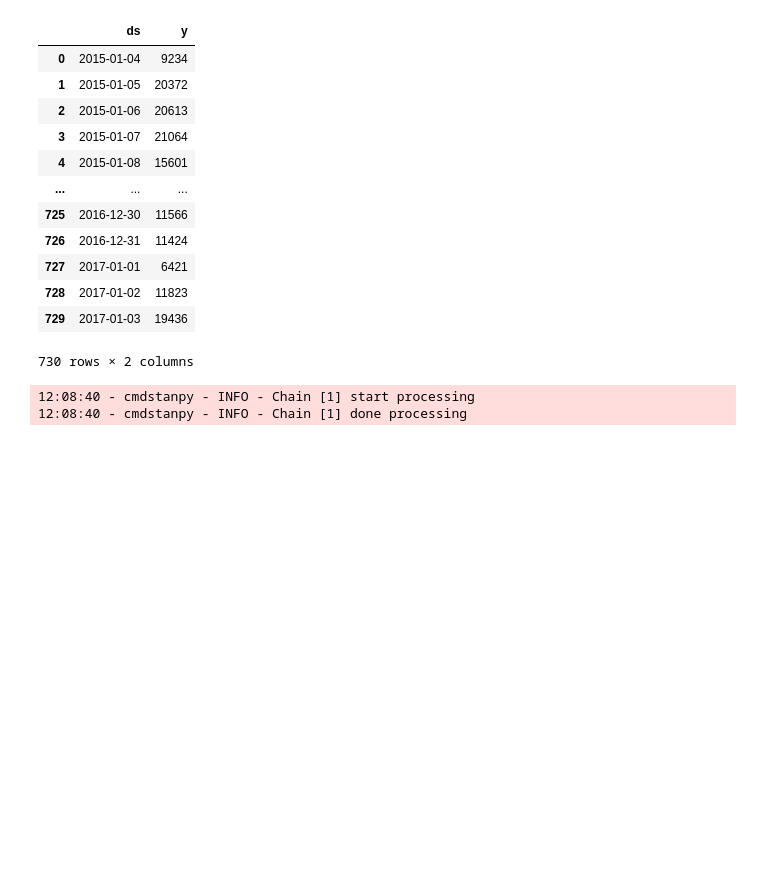
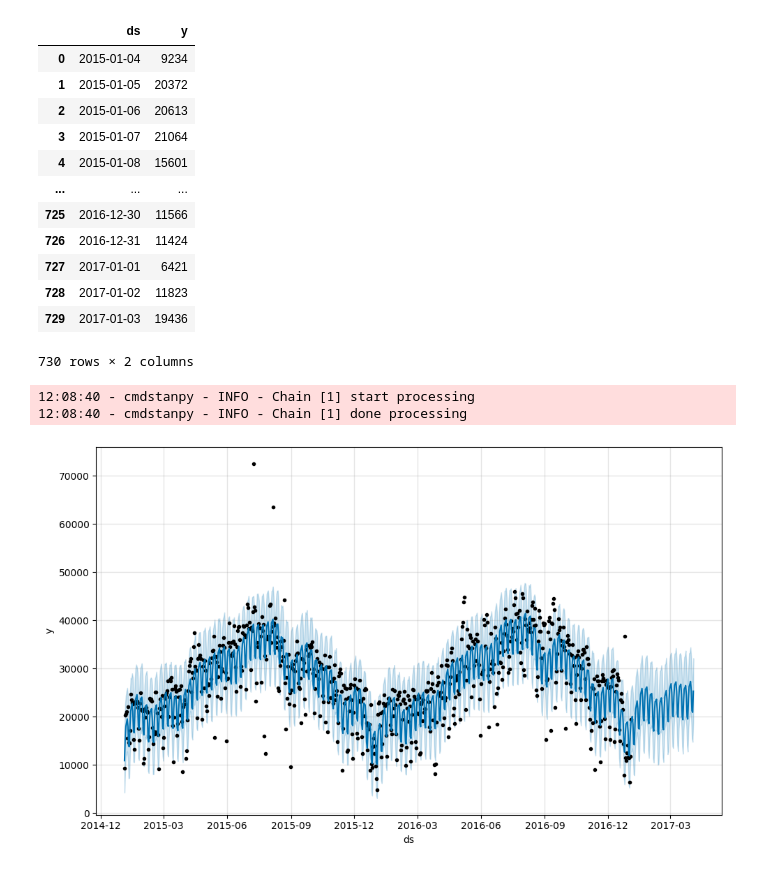
Before and after one commit to juliogazoli/alura-data-science-python-analisando-e-prevendo-series-temporais, a Jupyter notebook: atividades.ipynb, the cells around one changed output. Cells and saved outputs as stored; diff of their text form; code cells hidden in the pictures; blank space fills up the shorter version.

```diff
--- a/atividades.ipynb
+++ b/atividades.ipynb
@@ -558,3 +558,7 @@ previsao = modelo.predict(futuro)
 # %% [output]
 12:08:40 - cmdstanpy - INFO - Chain [1] start processing
 12:08:40 - cmdstanpy - INFO - Chain [1] done processing
+# %%
+fig_1 = modelo.plot(previsao)
+# %% [output]
+[figure, added]
```
Also changed, not shown: parts of 2 cells of this notebook.
